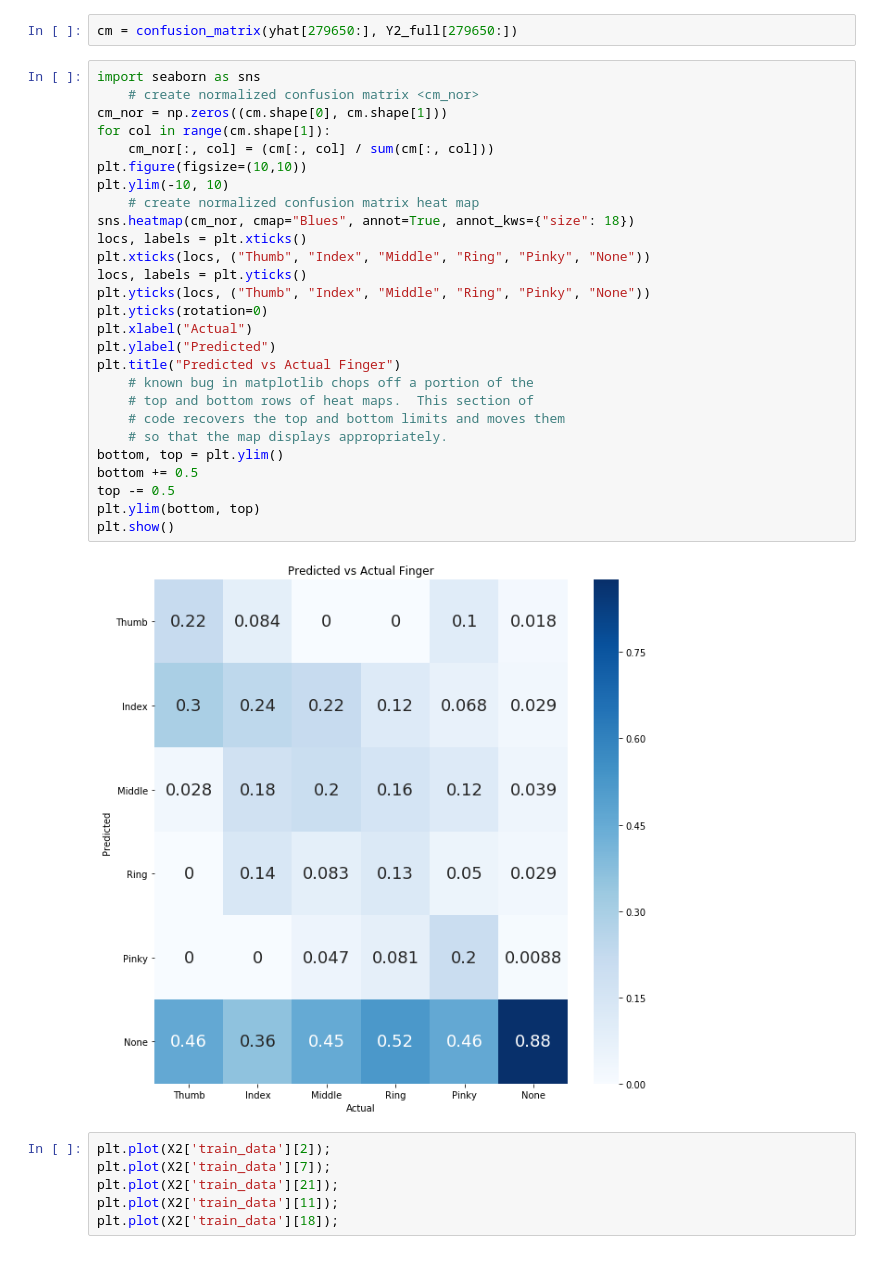
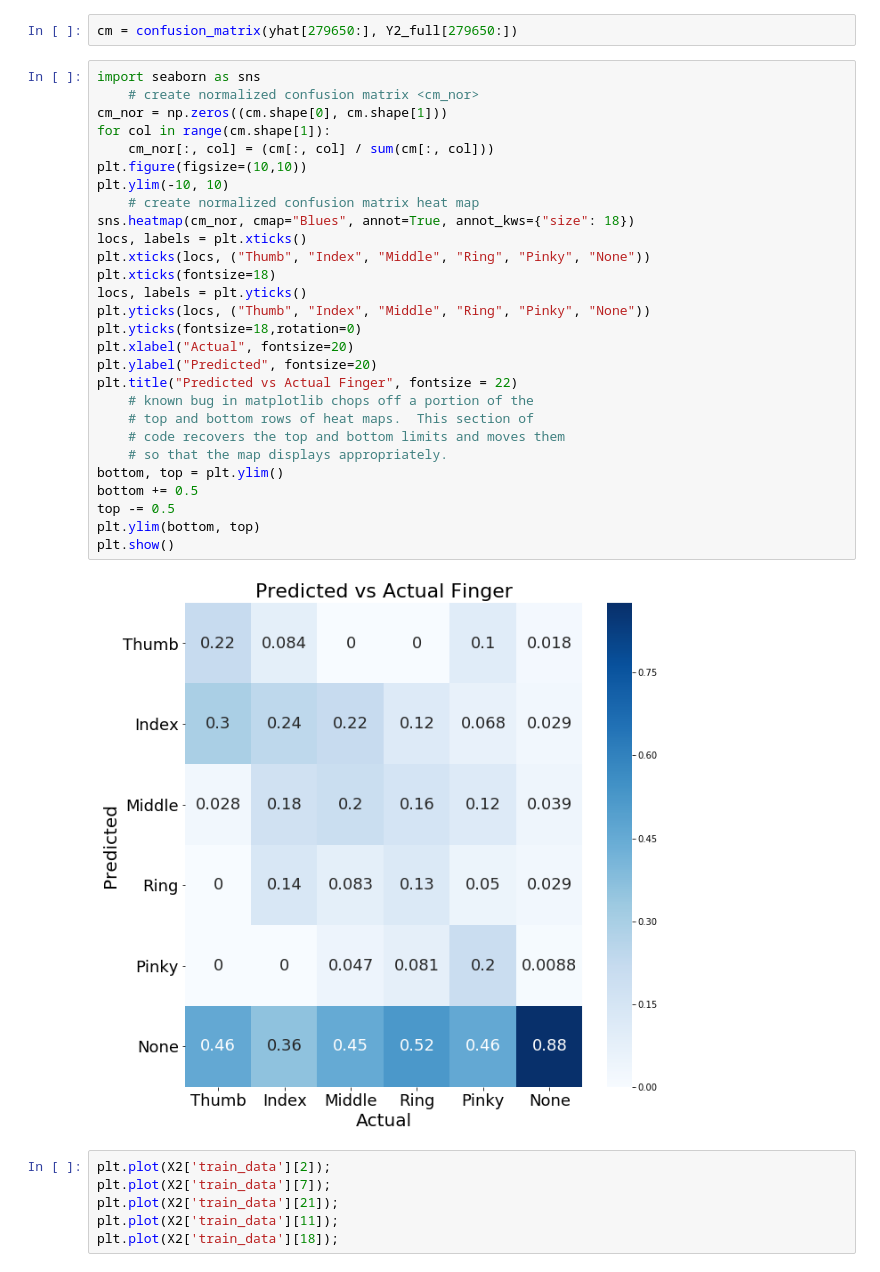
Before and after one commit to irvingcampbell/EEG-to-finger-flexion, a Jupyter notebook: EEG_data/exploring.ipynb, the cells around one changed output. Cells and saved outputs as stored; diff of their text form.

```diff
--- a/EEG_data/exploring.ipynb
+++ b/EEG_data/exploring.ipynb
@@ -284,32 +284,33 @@ cm = confusion_matrix(yhat[279650:], Y2_full[279650:])
 # %%
 import seaborn as sns
     # create normalized confusion matrix <cm_nor>
 cm_nor = np.zeros((cm.shape[0], cm.shape[1]))
 for col in range(cm.shape[1]):
     cm_nor[:, col] = (cm[:, col] / sum(cm[:, col]))
 plt.figure(figsize=(10,10))
 plt.ylim(-10, 10)
     # create normalized confusion matrix heat map
 sns.heatmap(cm_nor, cmap="Blues", annot=True, annot_kws={"size": 18})
 locs, labels = plt.xticks()
 plt.xticks(locs, ("Thumb", "Index", "Middle", "Ring", "Pinky", "None"))
+plt.xticks(fontsize=18)
 locs, labels = plt.yticks()
 plt.yticks(locs, ("Thumb", "Index", "Middle", "Ring", "Pinky", "None"))
-plt.yticks(rotation=0)
-plt.xlabel("Actual")
-plt.ylabel("Predicted")
-plt.title("Predicted vs Actual Finger")
+plt.yticks(fontsize=18,rotation=0)
+plt.xlabel("Actual", fontsize=20)
+plt.ylabel("Predicted", fontsize=20)
+plt.title("Predicted vs Actual Finger", fontsize = 22)
     # known bug in matplotlib chops off a portion of the
     # top and bottom rows of heat maps.  This section of
     # code recovers the top and bottom limits and moves them
     # so that the map displays appropriately.
 bottom, top = plt.ylim()
 bottom += 0.5
 top -= 0.5
 plt.ylim(bottom, top)
 plt.show()
 # %% [output]
-[figure, old version]
+[figure, new version]
 # %%
 plt.plot(X2['train_data'][2]);
 plt.plot(X2['train_data'][7]);
```
